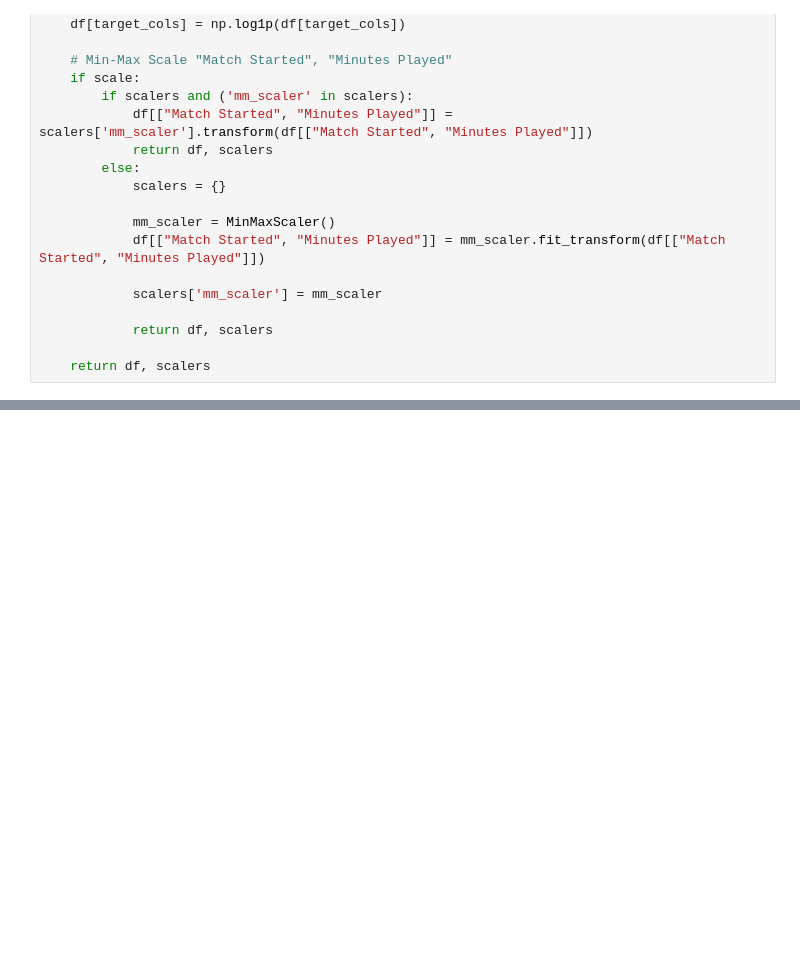
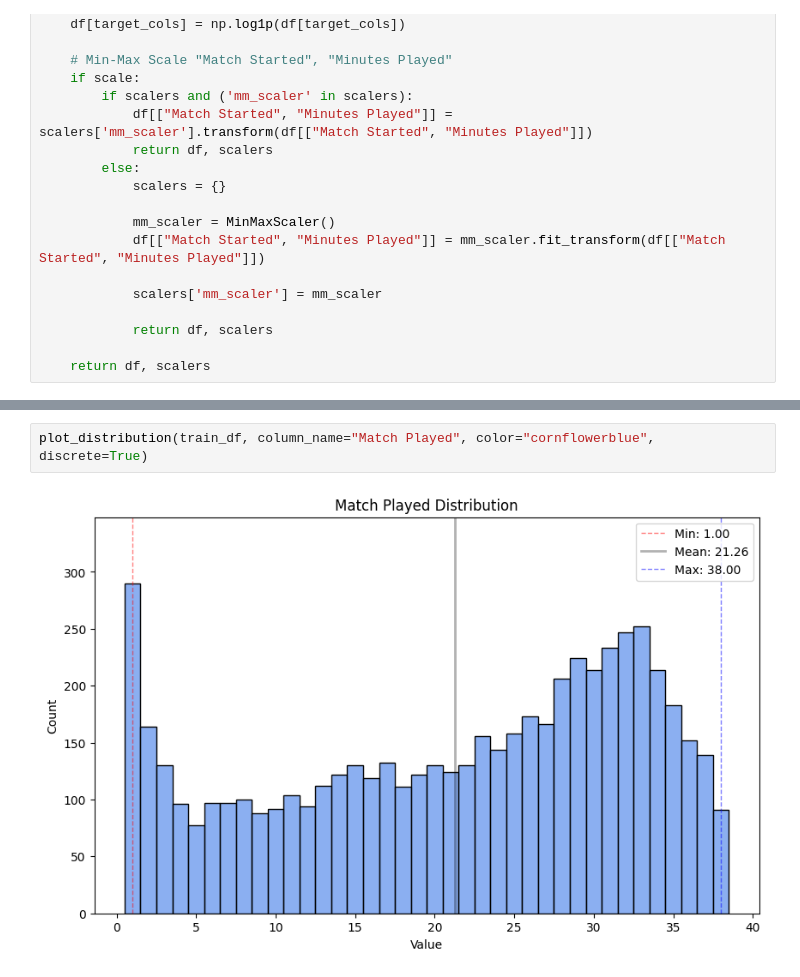
Before and after one commit to Juhyeong-Pang/MarketValuePrediction, a Jupyter notebook: notebooks/Preprocess.ipynb, the cells around one changed output, grey strips where cells are left out. Drawn from its saved outputs; the diff is of its cells as text; blank space fills up the shorter version.

```diff
--- a/notebooks/Preprocess.ipynb
+++ b/notebooks/Preprocess.ipynb
@@ -126,0 +163,4 @@ def feature_engineering(input_df: pd.DataFrame, scale=True, scalers: dict[Any] =
+# %%
+plot_distribution(train_df, column_name="Match Played", color="cornflowerblue", discrete=True)
+# %% [output]
+[figure, added]
```
Also changed, not shown: parts of 8 cells of this notebook, 8 other files.
